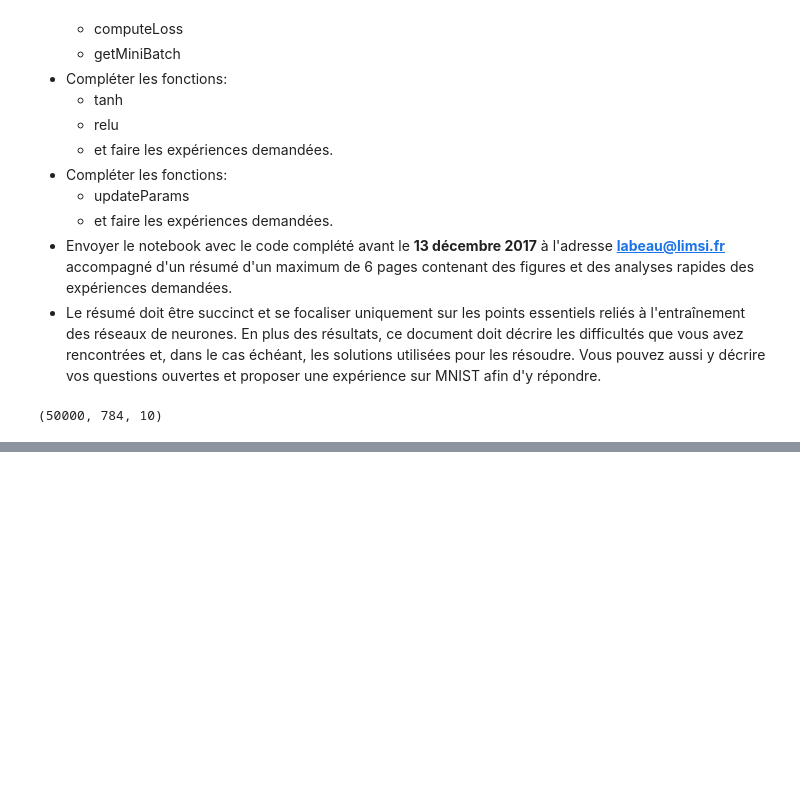
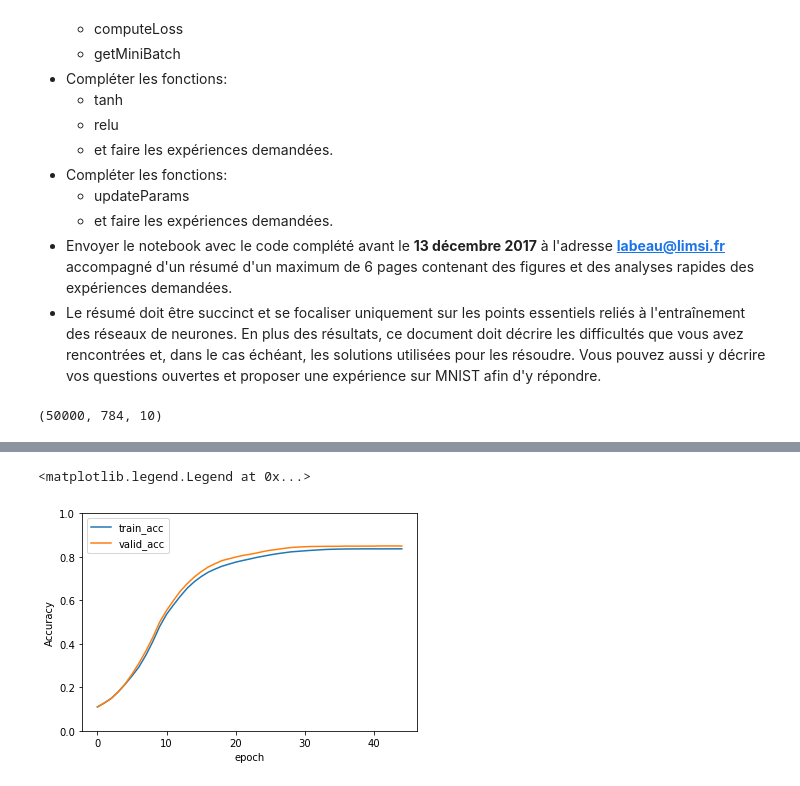
Before and after one commit to EdenBelouadah/Feed-Forward-NN-with-Back-Propagation-MNIST, a Jupyter notebook: TP2.ipynb, the cells around one changed output, grey strips where cells are left out. Saved outputs shown, nothing was run; the diff lists cells and outputs as text; code cells hidden in the pictures; blank space fills up the shorter version.

```diff
--- a/TP2.ipynb
+++ b/TP2.ipynb
@@ -71,7 +71,7 @@ print(n_training,n_feature,n_label)
 
 # Taille de la couche cachée: sous forme de liste, il est possible
 # d'utiliser plusieurs couches cachées, avec par exemple [128, 64]
-n_hidden =[400]
+n_hidden =[300]
 
 # Fonction d'activation: à choisir parmi 'sigmoid', 'tanh' et 'relu'
 acti_fun = 'relu'
@@ -84,7 +84,7 @@ batch_size = 500
 eta = 0.001
 
 # Nombre d'époques:
-n_epoch = 50
+n_epoch = 45
 # %% [output]
 (50000, 784, 10)
 # %%
@@ -384,7 +384,6 @@ for i in range(n_epoch):
         ### Update the parameters
         W, B = update(eta, batch_size, W, B, gradB, Y, regularizer, lamda)
 
-        exit()
         curr_time = time.clock()
         cumul_time += curr_time - prev_time
 
@@ -436,7 +438,10 @@ plt.legend()
 # %%
-plt.plot(g_i,1.0-g_train_acc,label='train_acc')
-plt.plot(g_i,1.0-g_valid_acc,label='valid_acc')
+plt.plot(g_i,g_train_acc,label='train_acc')
+plt.plot(g_i,g_valid_acc,label='valid_acc')
 plt.xlabel("epoch")
-plt.ylabel("Classification error")
+plt.ylabel("Accuracy")
 plt.ylim([0.,1.])
 plt.legend()
+# %% [output]
+<matplotlib.legend.Legend at 0x...>
+[figure, added]
```
Also changed, not shown: parts of 2 cells of this notebook, 7 other files.
